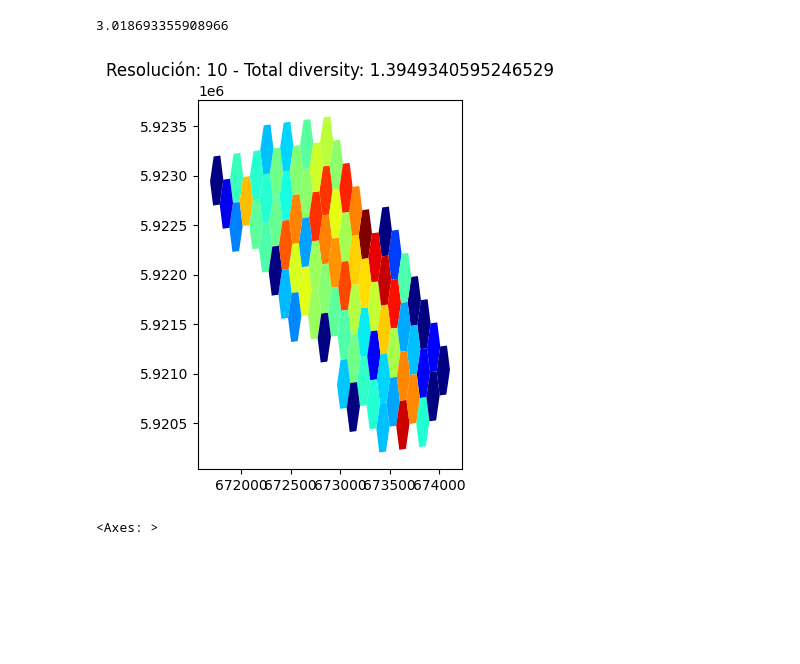
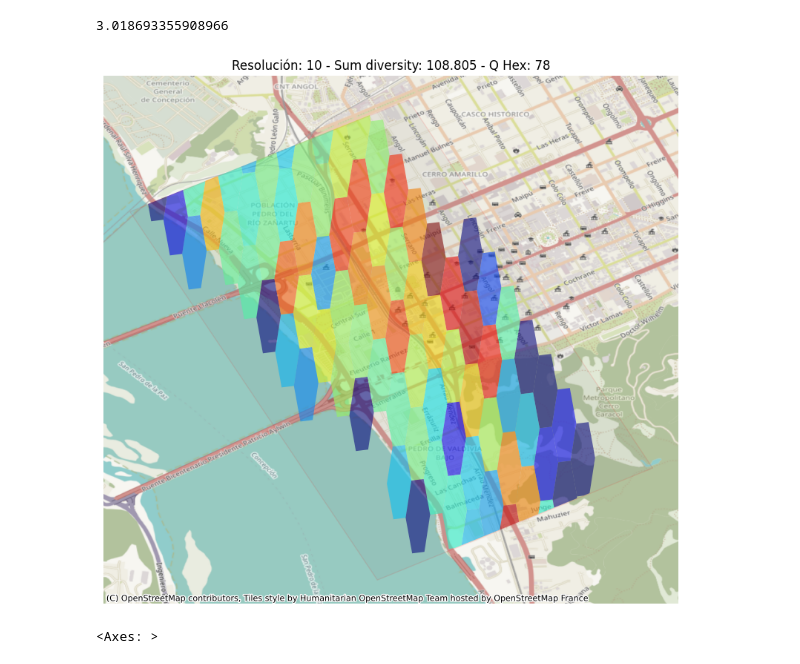
Before and after one commit to diegoalrv/clbb-apio, a Jupyter notebook: notebooks/calc_land_uses_diversity.ipynb, the cells around one changed output. Drawn from its saved outputs; the diff is of its cells as text; code cells hidden in the pictures; blank space fills up the shorter version.

```diff
--- a/notebooks/calc_land_uses_diversity.ipynb
+++ b/notebooks/calc_land_uses_diversity.ipynb
@@ -74,35 +74,54 @@ diversity_value
 # %%
 import matplotlib.pyplot as plt
 from matplotlib.animation import FuncAnimation
+import contextily as ctx
+import os
+
+filename = 'diversity_map_v1'
+save_path = '/app/data'
+
+area_scope = gpd.read_parquet(f'{assets}/area_scope/area_scope.parquet')
+area_scope = area_scope.to_crs(4326)
 
 
-fig, ax = plt.subplots()
+fig, ax = plt.subplots(figsize=(10,10))
 levels = [10, 11, 12, 13]
 def update(frame):
     ax.clear()  # Limpia el gráfico anterior
     level = levels[frame]
     # print(resolucion)
     try:
         gdf_diversity = get_diversity_map(level)
+        gdf_diversity = gdf_diversity.to_crs(4326)
+
         total_hexs = gdf_diversity.shape[0]
 
         # Asumiendo que overlay_hexs es un GeoDataFrame que quieres plotear
-        gdf_diversity.plot(ax=ax, column='diversity', colormap='jet', vmin=0, vmax=3)
+        # gdf_diversity.plot(ax=ax, column='diversity', cmap='jet', vmin=0, vmax=3, alpha=0.6)
+        # area_scope.plot(ax=ax, edgecolor='red', alpha=0.1, color='gray')
+        total_diversity = gdf_diversity['diversity'].sum()
+        cut_gdf_diversity = gpd.overlay(area_scope, gdf_diversity)
+        cut_gdf_diversity.plot(ax=ax, column='diversity', cmap='jet', vmin=0, vmax=3, alpha=0.6)
+        area_scope.plot(ax=ax, edgecolor='red', alpha=0.1, color='gray')
 
-        total_diversity = gdf_diversity['diversity'].sum()/gdf_diversity.shape[0]
+        # print(gdf_diversity)
+        ctx.add_basemap(ax, crs=gdf_diversity.crs)  # Agrega un mapa base; ajusta el proveedor según prefieras
+        ax.set_axis_off()  # Opcional: quita los ejes para una visualización más limpia
+
+        plt.savefig(os.path.join(save_path, f'{filename}_{frame}.png'))
 
         # Establecer título con el número total de hexágonos
-        ax.set_title(f"Resolución: {level} - Total diversity: {total_diversity}")
+        ax.set_title(f"Resolución: {level} - Sum diversity: {total_diversity:.3f} - Q Hex: {total_hexs}")
     except:
         ax.set_title(f"Resolución: {level} - Error")
 
 # Crear animación
 ani = FuncAnimation(fig, update, frames=range(len(levels)), repeat=False)
 
 # Guardar la animación como un gif
-ani.save('/app/data/map_animation_v3.gif', writer='imagemagick', fps=1)  # Ajusta fps según necesidad
+ani.save(os.path.join(save_path, f'{filename}.gif'), writer='imagemagick', fps=1)  # Ajusta fps según necesidad
 # %% [output]
-[figure, old version]
+[figure, new version]
 # %%
 fig, ax = plt.subplots()
 unit.plot(ax=ax, alpha=0.15, edgecolor='gray')
```
Also changed, not shown: parts of 3 cells of this notebook, 38 other files.
